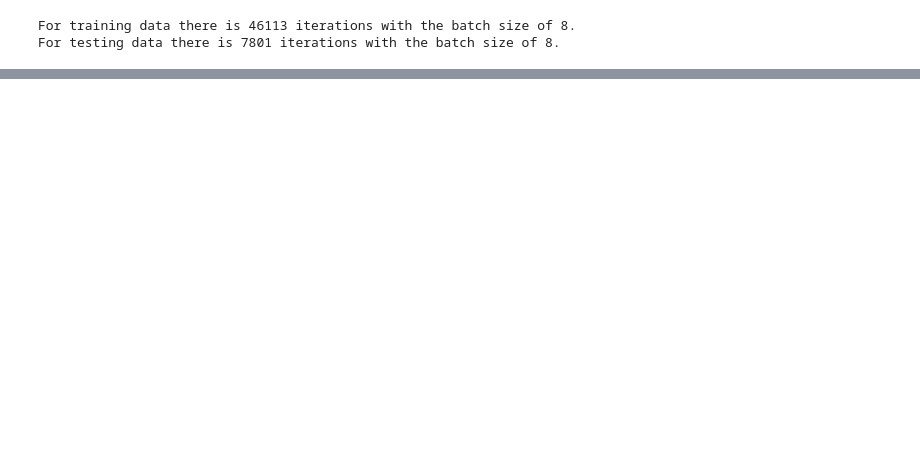
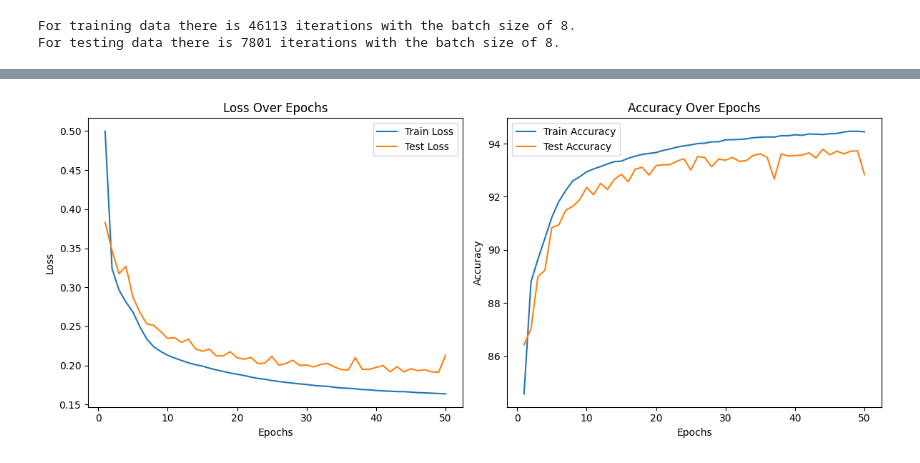
Before and after one commit to haldonmez/handwritten-letter-recognition-model, a Jupyter notebook: emnist_model_3.ipynb, the cells around one changed output, grey strips where cells are left out. Saved outputs shown, nothing was run; the diff lists cells and outputs as text; code cells hidden in the pictures; blank space fills up the shorter version.

Commit message:
Update
Model 3 version 1 has been saved with
apprx 92%

```diff
--- a/emnist_model_3.ipynb
+++ b/emnist_model_3.ipynb
@@ -68,8 +63,8 @@ class CSVDataset(Dataset):
         return self.mapping[self.data.iloc[index].iloc[1]]
 
 # Create instances of the dataset
-train_data = CSVDataset('/content/drive/MyDrive/data/train_dataset.csv', mapping)
-test_data = CSVDataset('/content/drive/MyDrive/data/test_dataset.csv', mapping)
+train_data = CSVDataset('final_dataset/train_dataset.csv', mapping)
+test_data = CSVDataset('final_dataset/test_dataset.csv', mapping)
 # %%
 image, label = train_data[1134]
 label.item(), image.shape
@@ -131,7 +126,7 @@ import torch
 from torch import nn
 import torch.nn.functional as F
 
-class LetterRecognizerModel2(nn.Module):
+class LetterRecognizerModel3(nn.Module):
     """
     Model architecture copying TinyVGG from:
     https://poloclub.github.io/cnn-explainer/
@@ -181,9 +176,9 @@ class LetterRecognizerModel2(nn.Module):
 
 torch.manual_seed(42)
 
-model_2 = LetterRecognizerModel2(input_shape=1,
+model_3 = LetterRecognizerModel3(input_shape=1,
                                  hidden_units=10,
                                  output_shape=len(classes_list)).to(device)
 
-model_2
+model_3
 # %% [output]
@@ -209,7 +204,7 @@ LetterRecognizerModel2(
 )
 # %%
 loss_fn = nn.CrossEntropyLoss()
-optimizer = torch.optim.SGD(params=model_2.parameters(),
+optimizer = torch.optim.SGD(params=model_3.parameters(),
                              lr=0.001)
 # %%
 def accuracy_func(y_true, y_pred):
@@ -291,7 +286,7 @@ def test_part(model: torch.nn.Module,
 torch.manual_seed(42)
 
 from timeit import default_timer as timer
-train_time_start_model_2 = timer()
+train_time_start_model_3 = timer()
 
 train_losses = []
 train_accuracies = []
@@ -303,13 +298,13 @@ epochs = 50
 for epoch in tqdm(range(epochs)):
 
     train_loss, train_acc = train_part(data_loader=train_dataloader,
-        model=model_2,
+        model=model_3,
         loss_fn=loss_fn,
         optimizer=optimizer,
         accuracy_func=accuracy_func,
         device=device)
     test_loss, test_acc = test_part(data_loader=test_dataloader,
-        model=model_2,
+        model=model_3,
         loss_fn=loss_fn,
         optimizer = optimizer,
         accuracy_func=accuracy_func,
@@ -322,7 +317,7 @@ for epoch in tqdm(range(epochs)):
 
     print(f"Epoch: {epoch}\n---------")
 
-train_time_end_model_2 = timer()
-total_train_time_model_2 = print_train_time(start=train_time_start_model_2,
-                                           end=train_time_end_model_2,
+train_time_end_model_3 = timer()
+total_train_time_model_3 = print_train_time(start=train_time_start_model_3,
+                                           end=train_time_end_model_3,
                                            device=device)
@@ -328,0 +342,22 @@ total_train_time_model_2 = print_train_time(start=train_time_start_model_2,
+# %%
+plt.figure(figsize=(12, 5))
+plt.subplot(1, 2, 1)
+plt.plot(range(1, epochs + 1), train_losses, label='Train Loss')
+plt.plot(range(1, epochs + 1), test_losses, label='Test Loss')
+plt.title('Loss Over Epochs')
+plt.xlabel('Epochs')
+plt.ylabel('Loss')
+plt.legend()
+
+plt.subplot(1, 2, 2)
+plt.plot(range(1, epochs + 1), train_accuracies, label='Train Accuracy')
+plt.plot(range(1, epochs + 1), test_accuracies, label='Test Accuracy')
+plt.title('Accuracy Over Epochs')
+plt.xlabel('Epochs')
+plt.ylabel('Accuracy')
+plt.legend()
+
+plt.tight_layout()
+plt.show()
+# %% [output]
+[figure, added]
```
Also changed, not shown: parts of 7 cells of this notebook, 1 other file.
